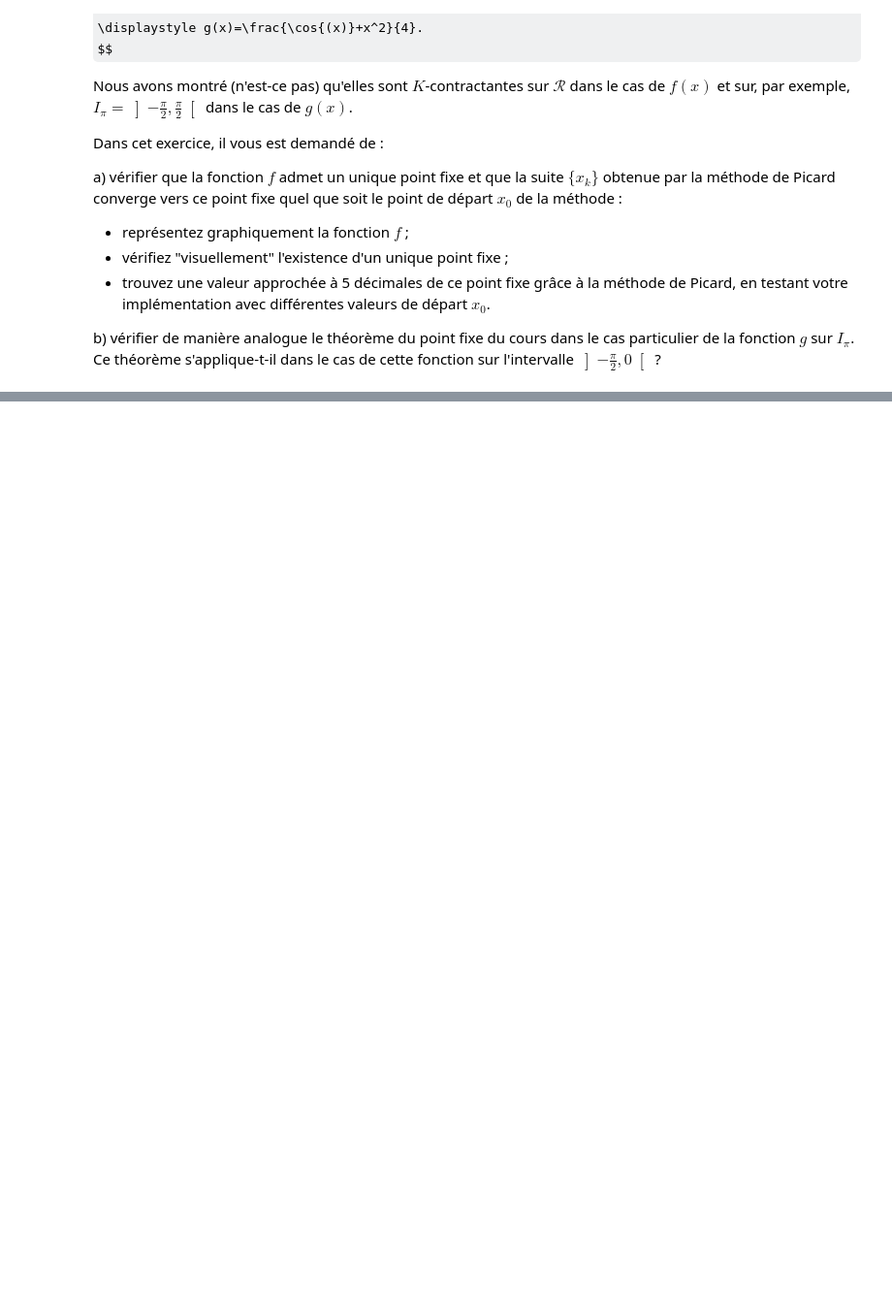
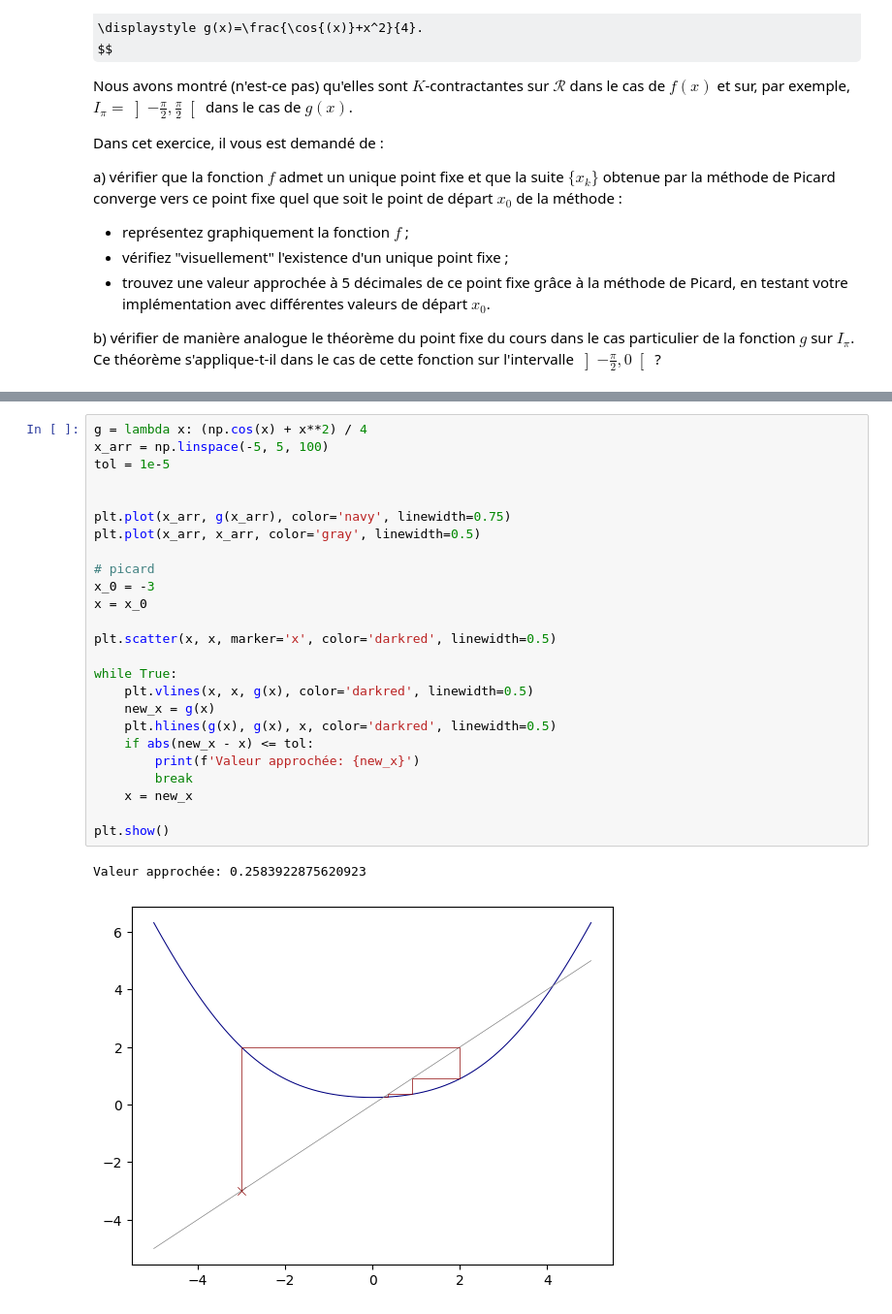
Before and after one commit to mightykatun/epfl-icc-man, a Jupyter notebook: Series/Serie_11/Serie_11.ipynb, the cells around one changed output, grey strips where cells are left out. Shown at 97% size. Saved outputs shown, nothing was run; the diff lists cells and outputs as text; some formulas as TeX source; blank space fills up the shorter version.

```diff
--- a/Series/Serie_11/Serie_11.ipynb
+++ b/Series/Serie_11/Serie_11.ipynb
@@ -212,0 +257,28 @@ b) vérifier de manière analogue le théorème du point fixe du cours dans le c
+# %%
+g = lambda x: (np.cos(x) + x**2) / 4
+x_arr = np.linspace(-5, 5, 100)
+tol = 1e-5
+
+
+plt.plot(x_arr, g(x_arr), color='navy', linewidth=0.75)
+plt.plot(x_arr, x_arr, color='gray', linewidth=0.5)
+
+# picard
+x_0 = -3
+x = x_0
+
+plt.scatter(x, x, marker='x', color='darkred', linewidth=0.5)
+
+while True:
+    plt.vlines(x, x, g(x), color='darkred', linewidth=0.5)
+    new_x = g(x)
+    plt.hlines(g(x), g(x), x, color='darkred', linewidth=0.5)
+    if abs(new_x - x) <= tol:
+        print(f'Valeur approchée: {new_x}')
+        break
+    x = new_x
+
+plt.show()
+# %% [output]
+Valeur approchée: 0.2583922875620923
+[figure, added]
```
Also changed, not shown: parts of 7 cells of this notebook.
